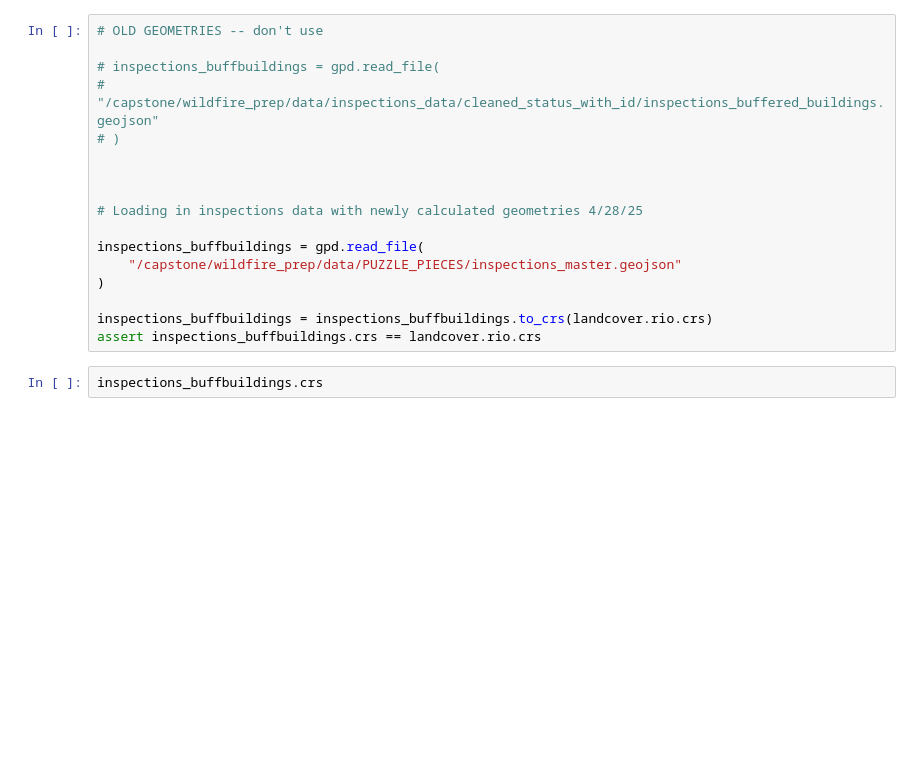
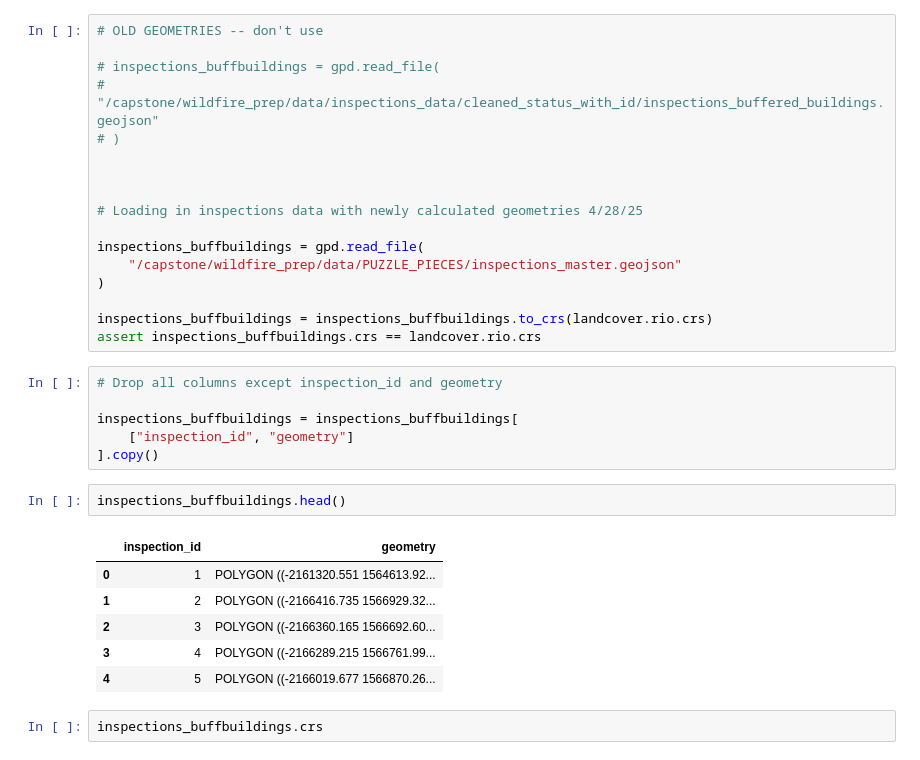
Before and after one commit to wildfire-prep/data-preparation, a Jupyter notebook: code/04_landcover_stats/landcover_stats.ipynb, the cells around one changed output. Saved outputs shown, nothing was run; the diff lists cells and outputs as text; blank space fills up the shorter version.

```diff
--- a/code/04_landcover_stats/landcover_stats.ipynb
+++ b/code/04_landcover_stats/landcover_stats.ipynb
@@ -183,6 +183,21 @@ inspections_buffbuildings = gpd.read_file(
 
 inspections_buffbuildings = inspections_buffbuildings.to_crs(landcover.rio.crs)
 assert inspections_buffbuildings.crs == landcover.rio.crs
+# %%
+# Drop all columns except inspection_id and geometry
+
+inspections_buffbuildings = inspections_buffbuildings[
+    ["inspection_id", "geometry"]
+].copy()
+# %%
+inspections_buffbuildings.head()
+# %% [output]
+|  | inspection_id | geometry |
+| 0 | 1 | POLYGON ((-2161320.551 1564613.92... |
+| 1 | 2 | POLYGON ((-2166416.735 1566929.32... |
+| 2 | 3 | POLYGON ((-2166360.165 1566692.60... |
+| 3 | 4 | POLYGON ((-2166289.215 1566761.99... |
+| 4 | 5 | POLYGON ((-2166019.677 1566870.26... |
 # %%
 inspections_buffbuildings.crs
 # %% [output]
```
Also changed, not shown: parts of 7 cells of this notebook, 2 other files.
